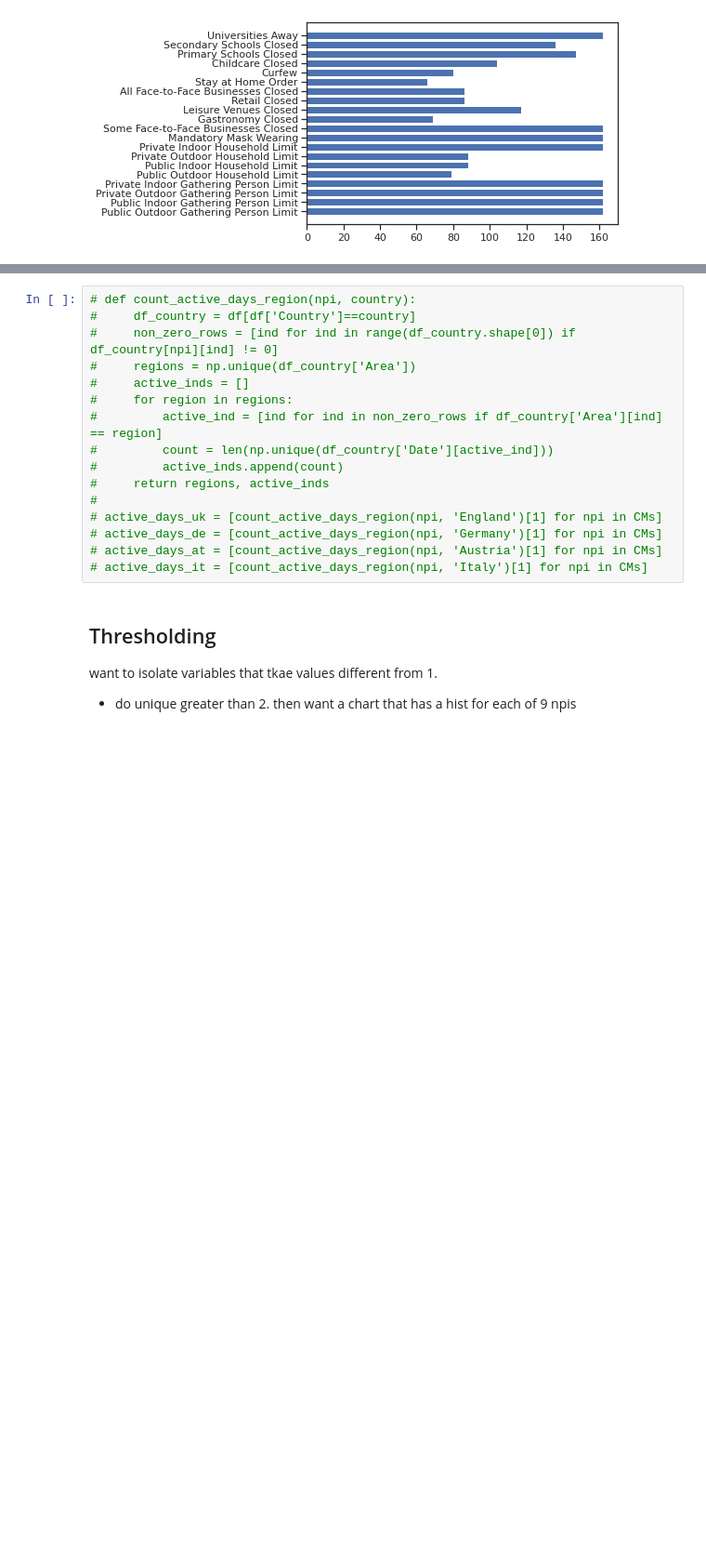
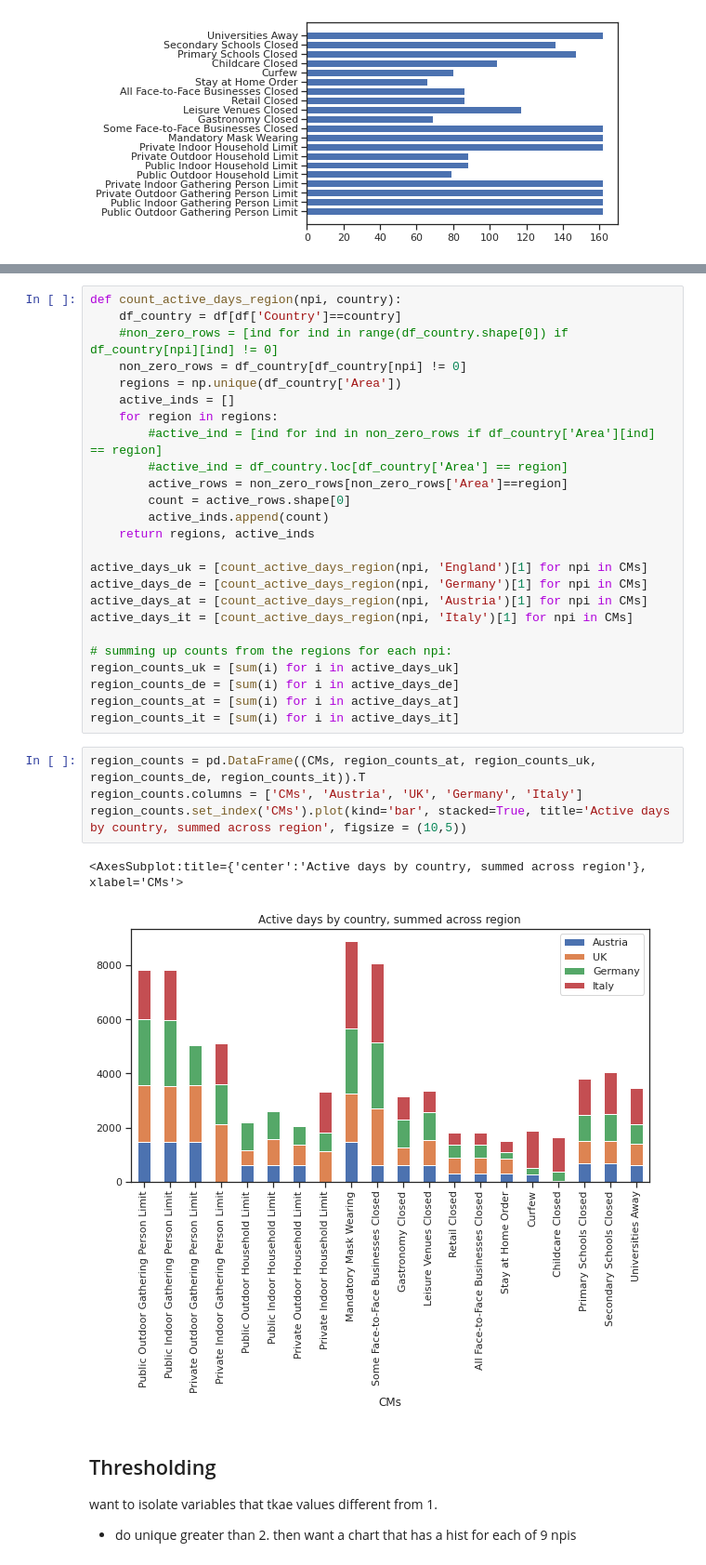
Before and after one commit to MrinankSharma/COVID19NPISecondWave, a Jupyter notebook: notebooks/exploratory_data_analysis.ipynb, the cells around one changed output, grey strips where cells are left out. Shown at 93% size. Drawn from its saved outputs; the diff is of its cells as text; blank space fills up the shorter version.

```diff
--- a/notebooks/exploratory_data_analysis.ipynb
+++ b/notebooks/exploratory_data_analysis.ipynb
@@ -100,19 +87,36 @@ plt.show()
 # %%
-# def count_active_days_region(npi, country):
-#     df_country = df[df['Country']==country]
-#     non_zero_rows = [ind for ind in range(df_country.shape[0]) if df_country[npi][ind] != 0]
-#     regions = np.unique(df_country['Area'])
-#     active_inds = []
-#     for region in regions:
-#         active_ind = [ind for ind in non_zero_rows if df_country['Area'][ind] == region]
-#         count = len(np.unique(df_country['Date'][active_ind]))
-#         active_inds.append(count)
-#     return regions, active_inds
-#
-# active_days_uk = [count_active_days_region(npi, 'England')[1] for npi in CMs]
-# active_days_de = [count_active_days_region(npi, 'Germany')[1] for npi in CMs]
-# active_days_at = [count_active_days_region(npi, 'Austria')[1] for npi in CMs]
-# active_days_it = [count_active_days_region(npi, 'Italy')[1] for npi in CMs]
+def count_active_days_region(npi, country):
+    df_country = df[df['Country']==country]
+    #non_zero_rows = [ind for ind in range(df_country.shape[0]) if df_country[npi][ind] != 0]
+    non_zero_rows = df_country[df_country[npi] != 0]
+    regions = np.unique(df_country['Area'])
+    active_inds = []
+    for region in regions:
+        #active_ind = [ind for ind in non_zero_rows if df_country['Area'][ind] == region]
+        #active_ind = df_country.loc[df_country['Area'] == region]
+        active_rows = non_zero_rows[non_zero_rows['Area']==region]
+        count = active_rows.shape[0]
+        active_inds.append(count)
+    return regions, active_inds
+
+active_days_uk = [count_active_days_region(npi, 'England')[1] for npi in CMs]
+active_days_de = [count_active_days_region(npi, 'Germany')[1] for npi in CMs]
+active_days_at = [count_active_days_region(npi, 'Austria')[1] for npi in CMs]
+active_days_it = [count_active_days_region(npi, 'Italy')[1] for npi in CMs]
+
+# summing up counts from the regions for each npi:
+region_counts_uk = [sum(i) for i in active_days_uk]
+region_counts_de = [sum(i) for i in active_days_de]
+region_counts_at = [sum(i) for i in active_days_at]
+region_counts_it = [sum(i) for i in active_days_it]
+# %%
+region_counts = pd.DataFrame((CMs, region_counts_at, region_counts_uk,
+region_counts_de, region_counts_it)).T
+region_counts.columns = ['CMs', 'Austria', 'UK', 'Germany', 'Italy']
+region_counts.set_index('CMs').plot(kind='bar', stacked=True, title='Active days by country, summed across region', figsize = (10,5))
+# %% [output]
+<AxesSubplot:title={'center':'Active days by country, summed across region'}, xlabel='CMs'>
+[figure, added]
 # %% [markdown]
 ## Thresholding
 
```
Also changed, not shown: parts of 4 cells of this notebook.
